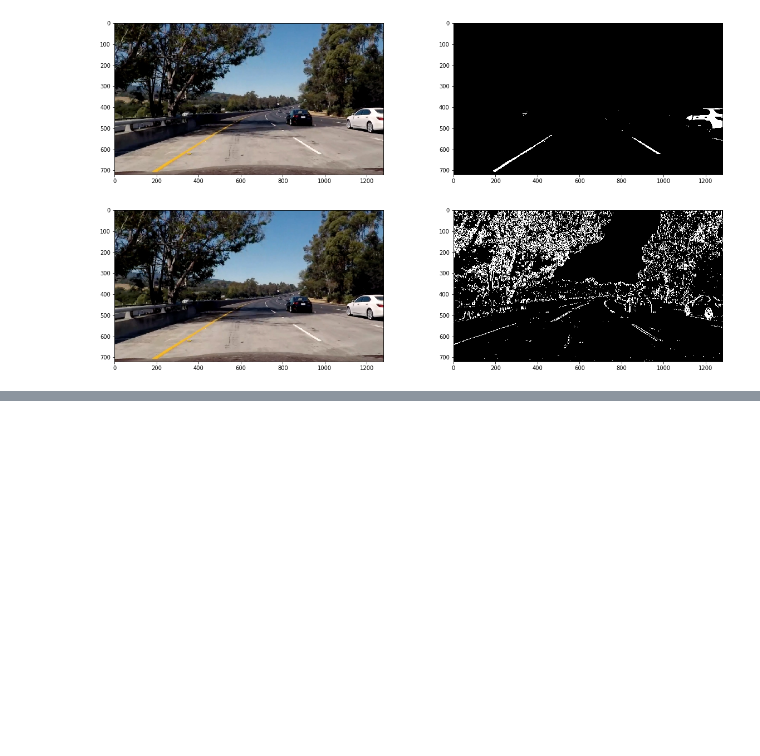
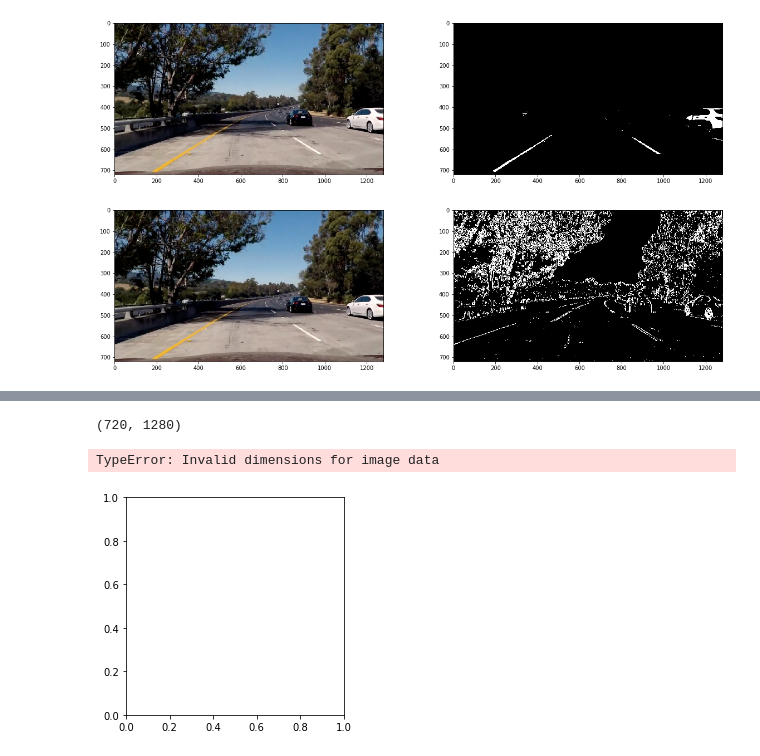
Before and after one commit to jocmom/CarND-Advanced-Lane-Lines, a Jupyter notebook: examples/example.ipynb, the cells around one changed output, grey strips where cells are left out. Drawn from its saved outputs; the diff is of its cells as text; code cells hidden in the pictures; blank space fills up the shorter version.

```diff
--- a/examples/example.ipynb
+++ b/examples/example.ipynb
@@ -263,0 +304,11 @@ plot_compare_images(test_images[-2:-1], abs_test_binaries[-2:-1], cmap='gray')
+# %%
+out_img = np.dstack((combined, combined, combined))*255
+print(combined[0].shape)
+# %% [output]
+(720, 1280)
+# %%
+plt.imshow(out_img)
+plt.show()
+# %% [output]
+TypeError: Invalid dimensions for image data
+[figure, added]
```
Also changed, not shown: parts of 12 cells of this notebook, 18 other files.
